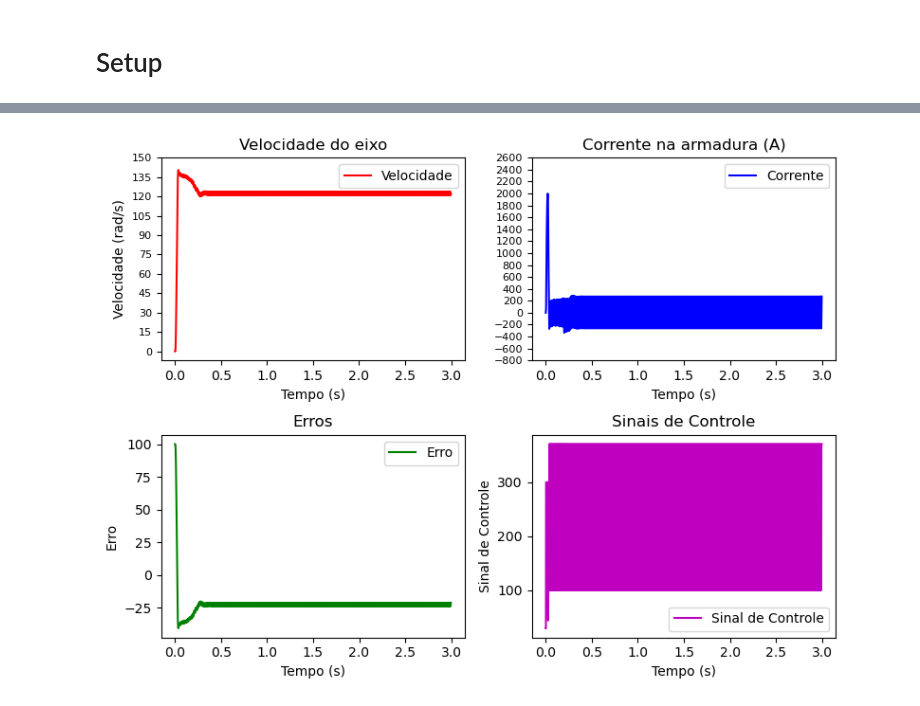
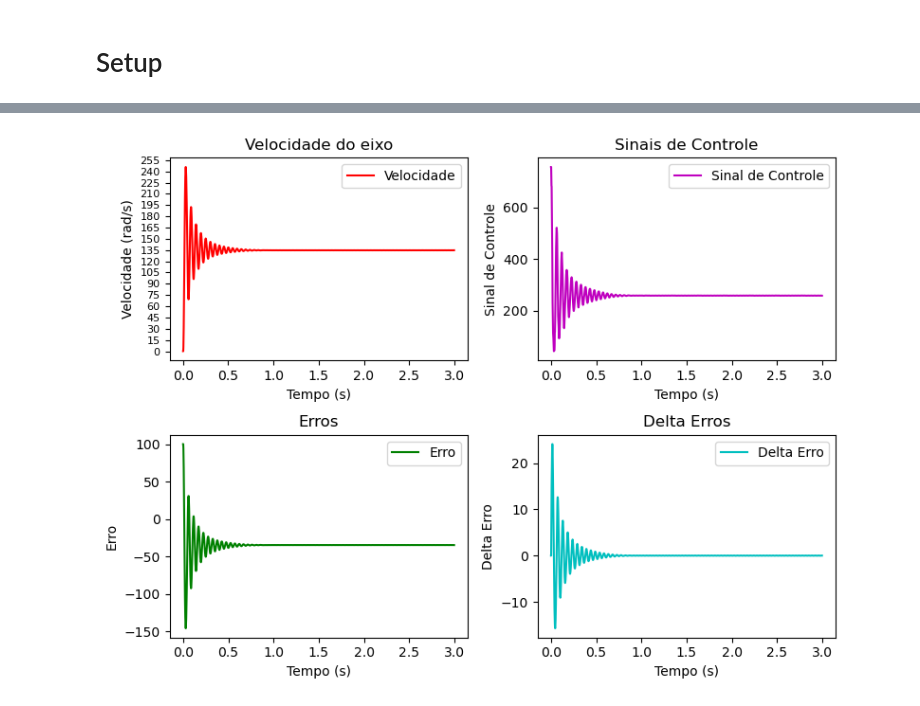
Before and after one commit to Nielo-47/ICA, a Jupyter notebook: fuzzy_dc_motor.ipynb, the cells around one changed output, grey strips where cells are left out. Saved outputs shown, nothing was run; the diff lists cells and outputs as text; code cells hidden in the pictures.

```diff
--- a/fuzzy_dc_motor.ipynb
+++ b/fuzzy_dc_motor.ipynb
@@ -236,11 +187,9 @@ A = array([[1 - T / Te, -Kf * T / La], [Kf * T / J, 1 - T / Tm]])
 
 B = array([[T / La, 0], [0, -T / J]])
 
-C = identity(2)  # Matriz identidade 2x2
-
 # Definindo parâmetros da simulação
 x = array([[0], [0]])
-u = array([[0], [0]])
+delta_u = array([[0], [0]])
 W, Ia, t = [0], [0], [0]
 tempo = 0
 N = int(3/T)  # Número de iterações (apróx 5 s)
@@ -249,7 +198,7 @@ errors = []
 delta_errors = []
 signals = []
 
-control_signal.defuzzify_method = "bisector"
+# control_signal.defuzzify_method = "bisector"
 
 for i in range(1, N):
     # Compute the error
@@ -259,20 +208,20 @@ for i in range(1, N):
     delta_errors.append(delta_error)
 
     # Set the input to the fuzzy controller
-    fuzzy_sim.input["error"] = error_percent
-    fuzzy_sim.input["delta_error"] = delta_error
+    fuzzy_sim.input["e"] = error_percent
+    fuzzy_sim.input["delta_e"] = delta_error
 
     # Compute the fuzzy control signal
     fuzzy_sim.compute()
 
     # Get the control signal from the fuzzy controller
-    control_signal_current = fuzzy_sim.output["control_signal"]
+    control_signal_current = 400 + fuzzy_sim.output["delta_u"]
     signals.append(control_signal_current)
 
-    u.put(0, control_signal_current)
+    delta_u.put(0, control_signal_current)
 
     # Calculando as saídas e armazenando-as
-    x = A.dot(x) + B.dot(u)
+    x = A.dot(x) + B.dot(delta_u)
 
     Ia.append(x[0].item())
     W.append(x[1].item())
@@ -281,42 +230,41 @@ for i in range(1, N):
     tempo += T
     t.append(tempo)
 
 
 # Mostrando os gráficos de velocidade, corrente, erros e sinais em uma matriz 2x2
 fig, ((ax1, ax2), (ax3, ax4)) = plt.subplots(2, 2, figsize=(8, 6))
 
 # Gráfico de Velocidade
 ax1.plot(t, W, color="r")
 ax1.set_title("Velocidade do eixo")
 ax1.set_xlabel("Tempo (s)")
 ax1.set_ylabel("Velocidade (rad/s)")
 ax1.set_yticks(arange(min(W), max(W) + 20, 15))
 ax1.tick_params(axis='y', labelsize=8)
 ax1.legend(["Velocidade"])
 
-# Gráfico de Corrente
-ax2.plot(t, Ia, color="b")
-ax2.set_title("Corrente na armadura (A)")
+# Gráfico de Sinais de Controle
+ax2.plot(t[:-1], signals, color="m")
+ax2.set_title("Sinais de Controle")
 ax2.set_xlabel("Tempo (s)")
-ax2.set_yticks(arange(-800, 2800, 200))
-ax2.tick_params(axis='y', labelsize=8)
-ax2.legend(["Corrente"])
+ax2.set_ylabel("Sinal de Controle")
+ax2.legend(["Sinal de Controle"])
 
 # Gráfico de Erros
 ax3.plot(t[:-1], errors, color="g")
 ax3.set_title("Erros")
 ax3.set_xlabel("Tempo (s)")
 ax3.set_ylabel("Erro")
 ax3.legend(["Erro"])
 
-# Gráfico de Sinais de Controle
-ax4.plot(t[:-1], signals, color="m")
-ax4.set_title("Sinais de Controle")
+# Gráfico de Delta Erros
+ax4.plot(t[:-1], delta_errors, color="c")
+ax4.set_title("Delta Erros")
 ax4.set_xlabel("Tempo (s)")
-ax4.set_ylabel("Sinal de Controle")
-ax4.legend(["Sinal de Controle"])
+ax4.set_ylabel("Delta Erro")
+ax4.legend(["Delta Erro"])
 
 plt.tight_layout()
 plt.show()
 # %% [output]
-[figure, old version]
+[figure, new version]
```
Also changed, not shown: parts of 6 cells of this notebook, 1 other file.
